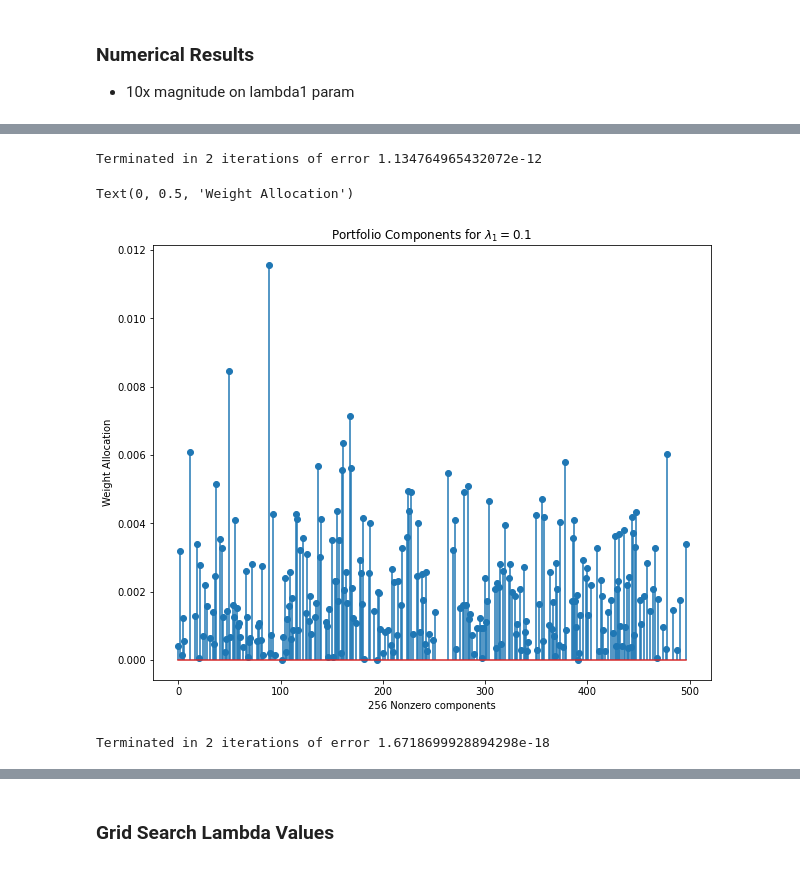
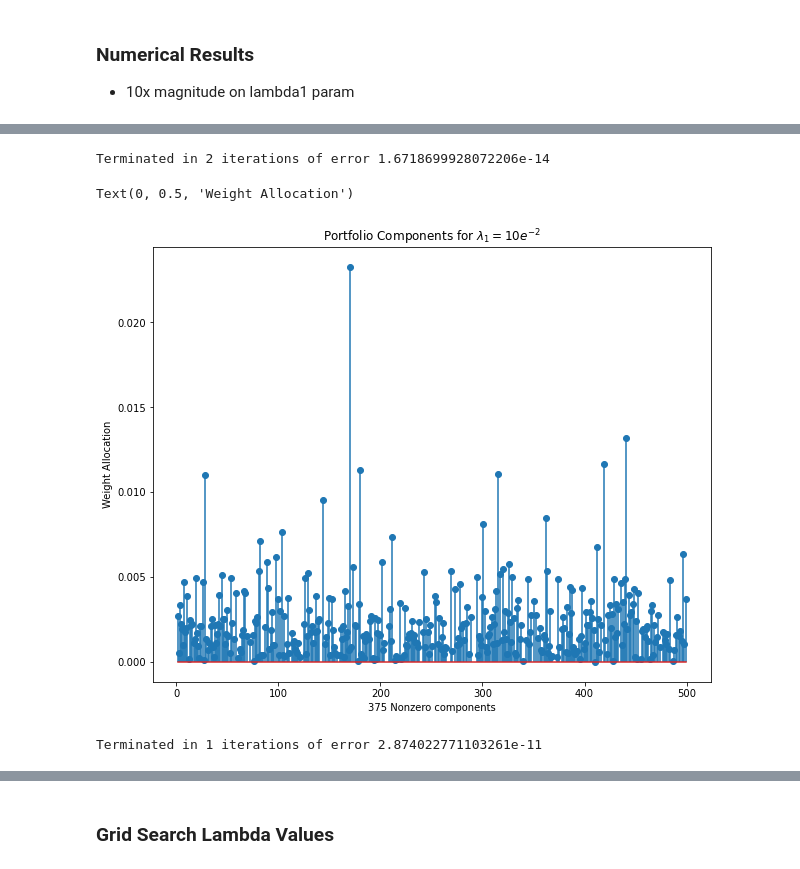
Before and after one commit to jasonbohne123/Split_Bregman_MPT, a Jupyter notebook: Split_Bregman_Portfolio.ipynb, the cells around one changed output, grey strips where cells are left out. Cells and saved outputs as stored; diff of their text form; code cells hidden in the pictures.

```diff
--- a/Split_Bregman_Portfolio.ipynb
+++ b/Split_Bregman_Portfolio.ipynb
@@ -16,7 +16,7 @@ equity_data=pd.read_csv('equity_data_2021.csv')
 equity_data.index=equity_data['Date']
 equity_data=equity_data.drop(columns=['Date'])
 
-returns=((equity_data/equity_data.shift(1))-1)*100
+returns=((equity_data/equity_data.shift(1))-1)
 returns=returns.fillna(0)
 returns=returns.iloc[1:]
 frac=0.75
@@ -177,23 +177,23 @@ Text(0, 0.5, 'Weight Allocation')
 lambda1=10e-2
 w1,error1=split_bregman(returns_cov,returns_mean,lambda1=lambda1,tol=1e-8,maxiter=25,approach=2)
 # %% [output]
-Terminated in 2 iterations of error 1.134764965432072e-12
+Terminated in 2 iterations of error 1.6718699928072206e-14
 # %%
 nonzero_w1=np.where(w1>0)[0]
 
 fig,ax=plt.subplots(figsize=(10,8))
-plt.title("Portfolio Components for $\lambda_1=0.1$")
+plt.title("Portfolio Components for $\lambda_1=10e^{-2}$")
 ax.stem(nonzero_w1,w1[nonzero_w1])
 plt.xlabel(f"{len(nonzero_w1)} Nonzero components")
 plt.ylabel("Weight Allocation")
 # %% [output]
 Text(0, 0.5, 'Weight Allocation')
-[figure, old version]
+[figure, new version]
 # %%
 lambda1=10e2
 w2,error2=split_bregman(returns_cov,returns_mean,lambda1=lambda1,tol=1e-8,maxiter=25,approach=2)
 # %% [output]
-Terminated in 2 iterations of error 1.6718699928894298e-18
+Terminated in 1 iterations of error 2.874022771103261e-11
 # %%
 nonzero_w2=np.where(w2>0)[0]
 
```
Also changed, not shown: parts of 12 cells of this notebook.
